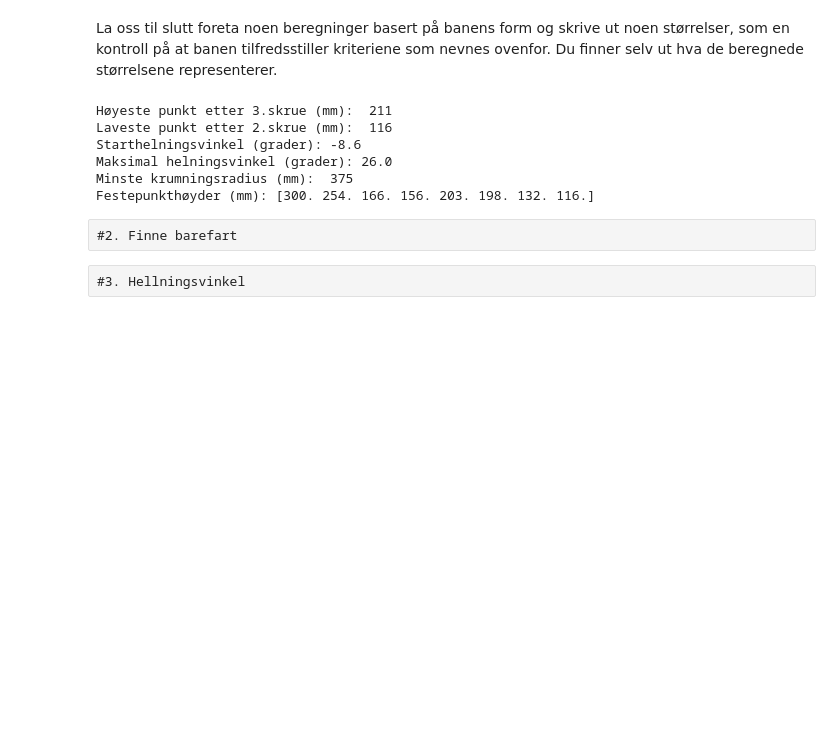
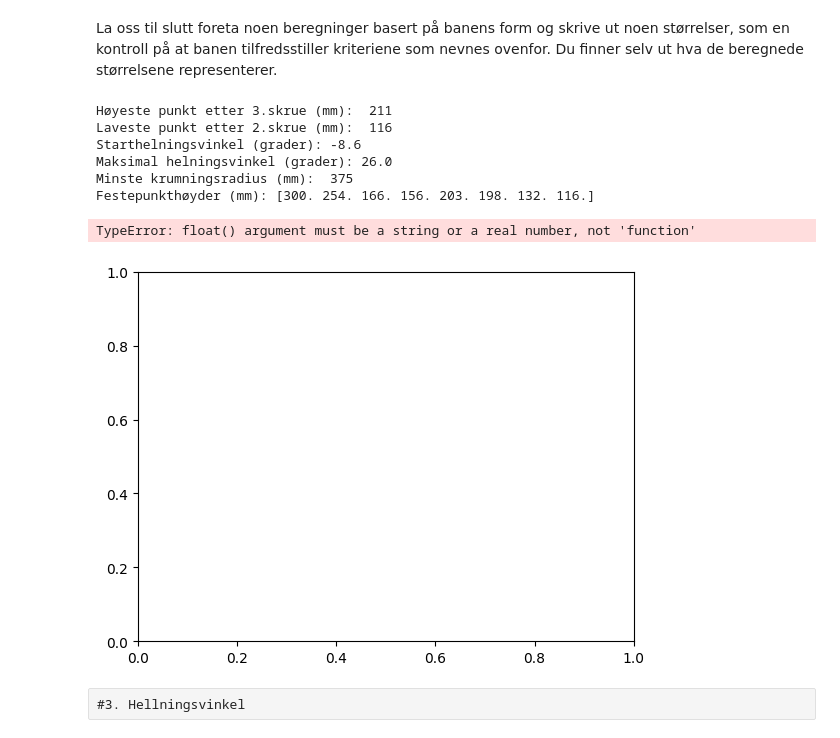
Before and after one commit to maranshan/fysikklabH23G111, a Jupyter notebook: baneform_V23.ipynb, the cells around one changed output. Saved outputs shown, nothing was run; the diff lists cells and outputs as text; code cells hidden in the pictures; blank space fills up the shorter version.

```diff
--- a/baneform_V23.ipynb
+++ b/baneform_V23.ipynb
@@ -124,8 +124,28 @@ Starthelningsvinkel (grader): -8.6
 Maksimal helningsvinkel (grader): 26.0
 Minste krumningsradius (mm):  375
 Festepunkthøyder (mm): [300. 254. 166. 156. 203. 198. 132. 116.]
-# %% [raw]
-#2. Finne barefart
+# %%
+#2. Finne barefart
+# Definerer variabler
+g = 9.81
+c = 2/5
+y0 = 300
+
+def v_y(y):
+    return np.sqrt((2*g*(y0 - y)) / (1 + c))
+
+def v_x(x):
+    return np.sqrt((2*g*(y0 - cs(x))) / (1 + c))
+
+ls = np.linspace(0, 1400, 100)
+plt.plot(ls, [v_x for x in ls])
+plt.xlabel('x (mm)')
+plt.ylabel('y (mm)')
+plt.grid(True)
+plt.show()
+# %% [output]
+TypeError: float() argument must be a string or a real number, not 'function'
+[figure, added]
 # %% [raw]
 #3. Hellningsvinkel
 # %% [raw]
```
